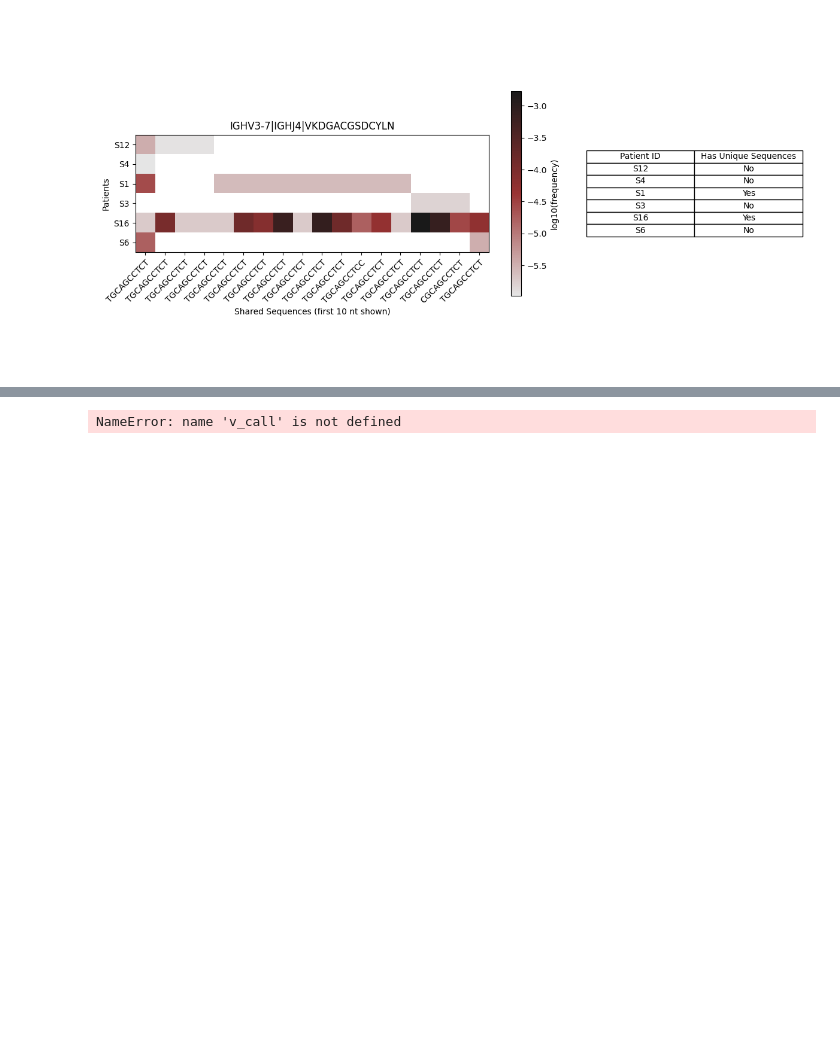
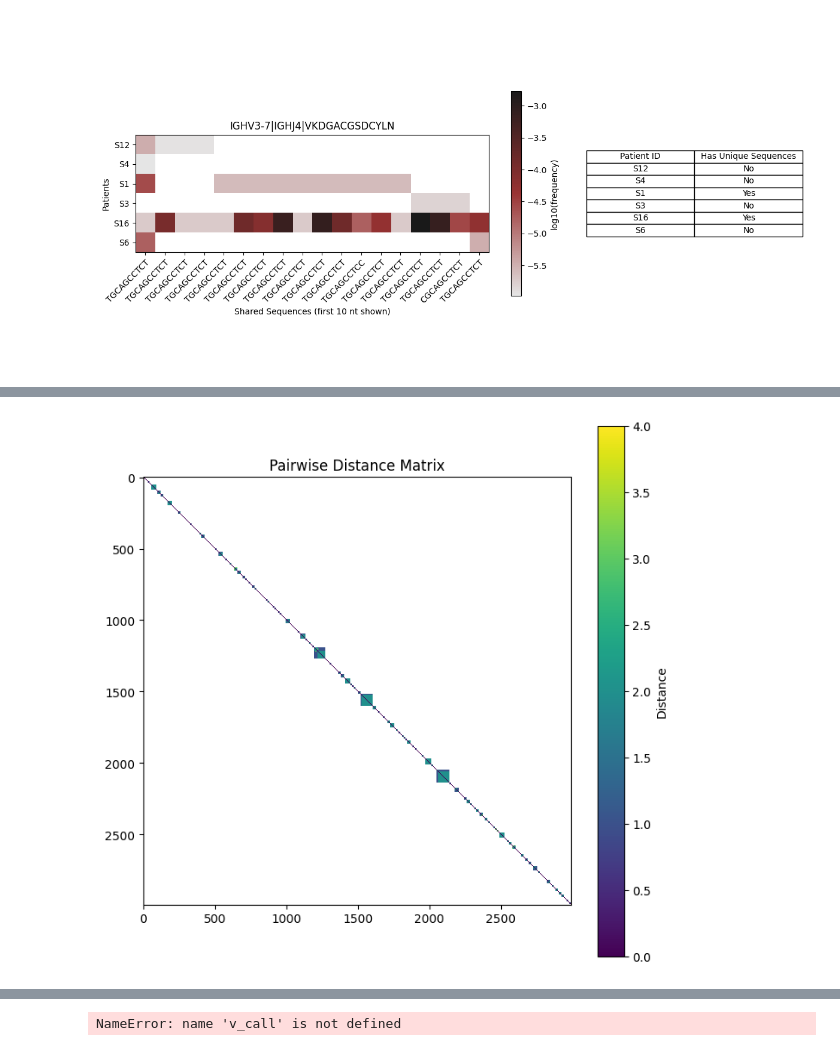
Before and after one commit to DaeheonKwon/Grad_proj, a Jupyter notebook: playground.ipynb, the cells around one changed output, grey strips where cells are left out. Saved outputs shown, nothing was run; the diff lists cells and outputs as text; code cells hidden in the pictures; blank space fills up the shorter version.

```diff
--- a/playground.ipynb
+++ b/playground.ipynb
@@ -234,0 +258,9 @@ if len(shared_temp) > 0:
+# %%
+pairwise_distances = nx.floyd_warshall_numpy(G)
+plt.figure(figsize=(8,8))
+plt.imshow(pairwise_distances, cmap='viridis', interpolation='none')
+plt.colorbar(label='Distance')
+plt.title('Pairwise Distance Matrix')
+plt.show()
+# %% [output]
+[figure, added]
```
Also changed, not shown: parts of 9 cells of this notebook, 1 other file.
